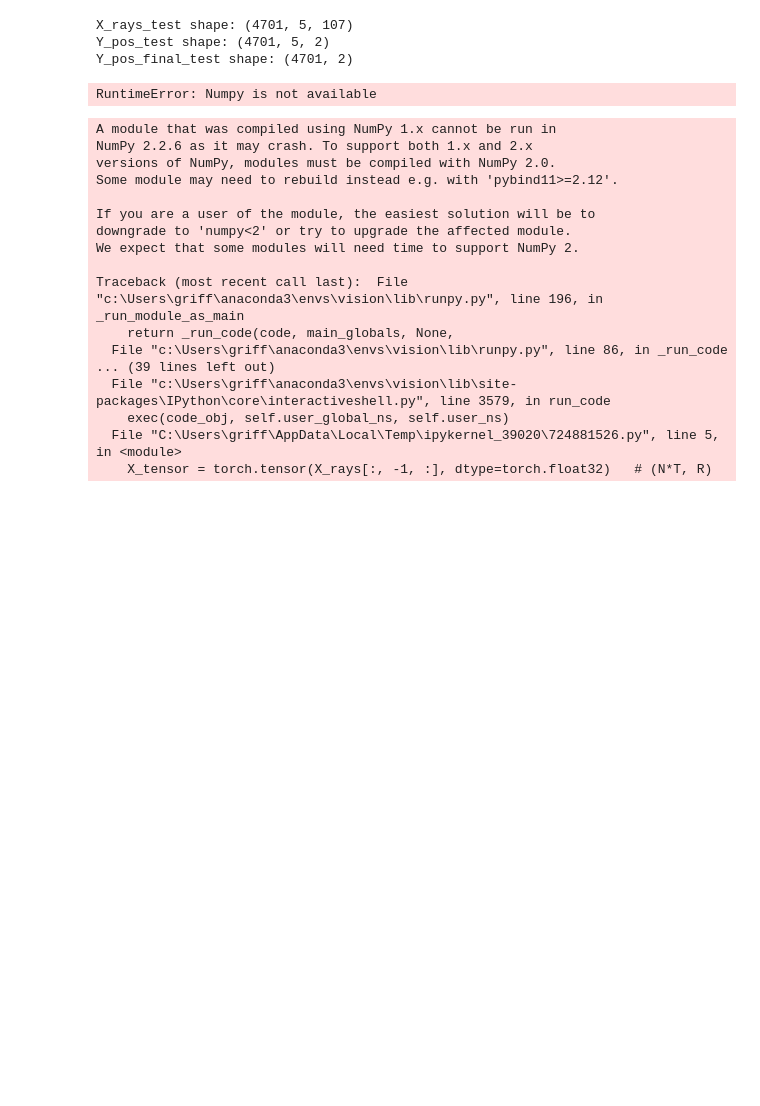
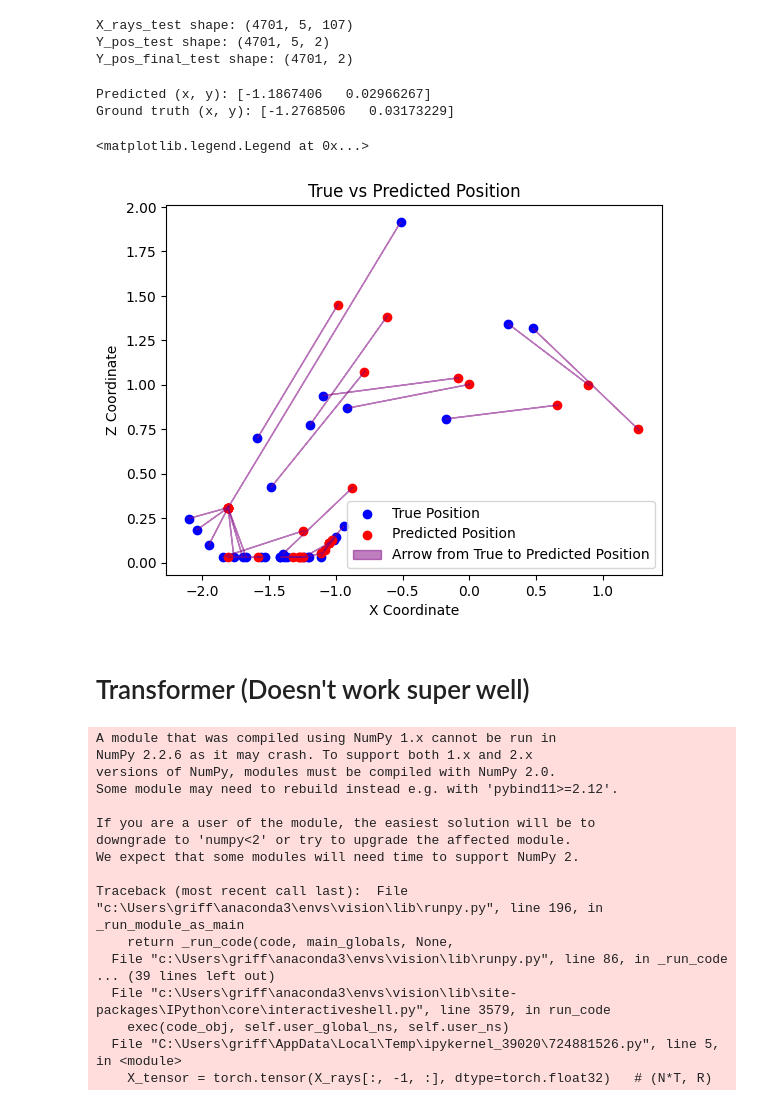
Before and after one commit to griffing52/catching_dynamics, a Jupyter notebook: vision/CNN.ipynb, the cells around one changed output. Drawn from its saved outputs; the diff is of its cells as text; code cells hidden in the pictures; blank space fills up the shorter version.

```diff
--- a/vision/CNN.ipynb
+++ b/vision/CNN.ipynb
@@ -191,15 +210,48 @@ model.eval()
 with torch.no_grad():
     i = np.random.randint(0, len(X_rays_test))
     test_ray = torch.tensor(X_rays_test[i], dtype=torch.float32)
-    test_pos = torch.tensor(Y_pos_test[i], dtype=torch.float32)
     # print("Test ray shape:", Y_pos_test[i:i+1].shape)
     # prediction = model(test_ray, torch.zeros((1,5,2))).numpy()[0]
-    prediction = model(test_ray).numpy()[0]
+    prediction = model(test_ray).to('cpu').numpy()[0]
 
-    print("Predicted (x, y, vx, vy):", prediction)
-    print("Ground truth (x, y, vx, vy):", np.concatenate([Y_pos_final_test[i], Y_vel_test[i]]))
+    print("Predicted (x, y):", prediction)
+    print("Ground truth (x, y):", Y_pos_final_test[i])
 # %% [output]
-RuntimeError: Numpy is not available
+Predicted (x, y): [-1.1867406   0.02966267]
+Ground truth (x, y): [-1.2768506   0.03173229]
+# %%
+true_pos = []
+cnn_pos = []
+
+model.eval()
+with torch.no_grad():
+    idx = np.random.randint(0, len(X_rays_test) - 1, 30)
+
+    for i in idx:
+        test_ray = torch.tensor(X_rays_test[i:i+1], dtype=torch.float32)
+
+        prediction = model(test_ray.squeeze(0)).to('cpu').numpy()[0]
+
+        true_pos.append(Y_pos_final_test[i])
+        cnn_pos.append(prediction)
+# %%
+x_coords_true_pos, y_coords_true_pos = zip(*true_pos)
+x_coords_cnn_pos, y_coords_cnn_pos = zip(*cnn_pos)
+# %%
+plt.scatter(x_coords_true_pos, y_coords_true_pos, color='blue', label='True Position')
+plt.scatter(x_coords_cnn_pos, y_coords_cnn_pos, color='red', label='Predicted Position')
+for i in range(len(x_coords_true_pos)):
+    plt.arrow(x_coords_true_pos[i], y_coords_true_pos[i], x_coords_cnn_pos[i]-x_coords_true_pos[i], y_coords_cnn_pos[i]-y_coords_true_pos[i],
+              head_width=0.005, head_length=0.01, fc='purple', ec='purple', alpha=0.5, label="Arrow from True to Predicted Position" if i == 0 else "")
+plt.title("True vs Predicted Position")
+plt.xlabel("X Coordinate")
+plt.ylabel("Z Coordinate")
+plt.legend()
+# %% [output]
+<matplotlib.legend.Legend at 0x...>
+[figure, added]
+# %% [markdown]
+# Transformer (Doesn't work super well)
 # %%
 class RayTransformer(nn.Module):
     def __init__(self, num_rays, d_model=64, nhead=4):
```
Also changed, not shown: parts of 7 cells of this notebook, 4 other files.
